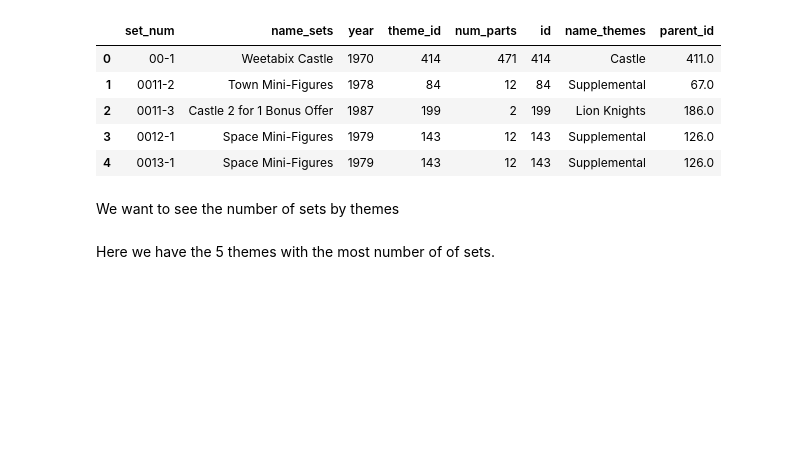
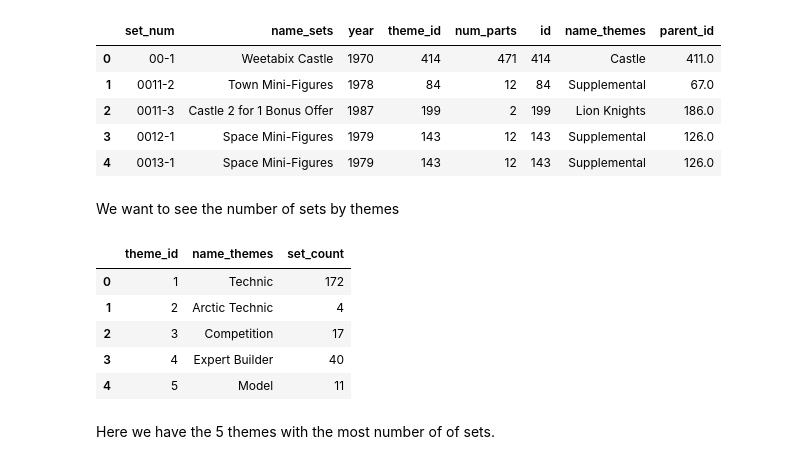
Before and after one commit to lanhoang82/Data-Portfolio-1, a Jupyter notebook: 5. Python - pandas - Data Manipulation/LEGO Database - EDA.ipynb, the cells around one changed output. Drawn from its saved outputs; the diff is of its cells as text; code cells hidden in the pictures; blank space fills up the shorter version.

```diff
--- a/5. Python - pandas - Data Manipulation/LEGO Database - EDA.ipynb
+++ b/5. Python - pandas - Data Manipulation/LEGO Database - EDA.ipynb
@@ -186,13 +187,21 @@ We want to see the number of sets by themes
 # %%
 #finding count of sets by theme id and theme names, resetting index becase there are gaps in the theme_id due to the sets table
 #not having all sets that are in the themes table
 sets_by_themes = sets_themes_df.groupby(['theme_id','name_themes']).count().reset_index()
 
 #drop unnecessary columns
 sets_by_themes = sets_by_themes.drop(['name_sets', 'year', 'num_parts', 'id', 'parent_id'], axis = 1)
 
 #rename the column for set_count
 sets_by_themes = sets_by_themes.rename(columns = {'set_num': 'set_count'})
+display(sets_by_themes.head())
+# %% [output]
+|  | theme_id | name_themes | set_count |
+| 0 | 1 | Technic | 172 |
+| 1 | 2 | Arctic Technic | 4 |
+| 2 | 3 | Competition | 17 |
+| 3 | 4 | Expert Builder | 40 |
+| 4 | 5 | Model | 11 |
 # %% [markdown]
 Here we have the 5 themes with the most number of of sets.
 # %%
```
Also changed, not shown: parts of 5 cells of this notebook.
